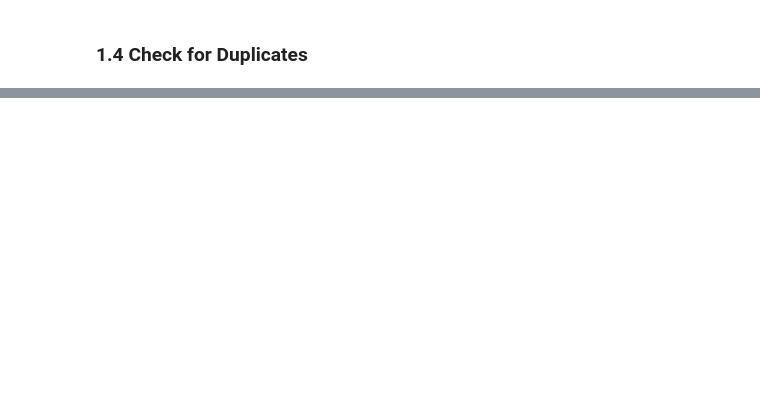
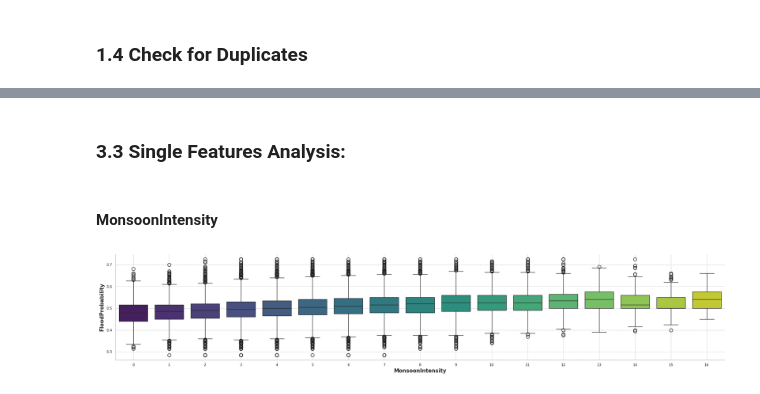
Before and after one commit to fabriziobasso/kaggle, a Jupyter notebook: S4E5_EDA.ipynb, the cells around one changed output, grey strips where cells are left out. Cells and saved outputs as stored; diff of their text form; code cells hidden in the pictures; blank space fills up the shorter version.

```diff
--- a/S4E5_EDA.ipynb
+++ b/S4E5_EDA.ipynb
@@ -789,0 +984,11 @@ test_df.loc[test_dup.index,"duplicate"]=test_dup.loc[test_dup.index,"Rings_o"]
+# %% [markdown]
+### 3.3 Single Features Analysis:
+# %% [markdown]
+#### **MonsoonIntensity**
+# %%
+if run_graph==0:
+  fig, axs = plt.subplots(1,1,figsize=(23,4))
+  sns.boxplot(data=train_df, x="MonsoonIntensity", y="FloodProbability", palette="viridis", ax=axs);
+  axs.grid(linestyle="--")
+# %% [output]
+[figure, added]
```
Also changed, not shown: parts of 51 cells of this notebook.
